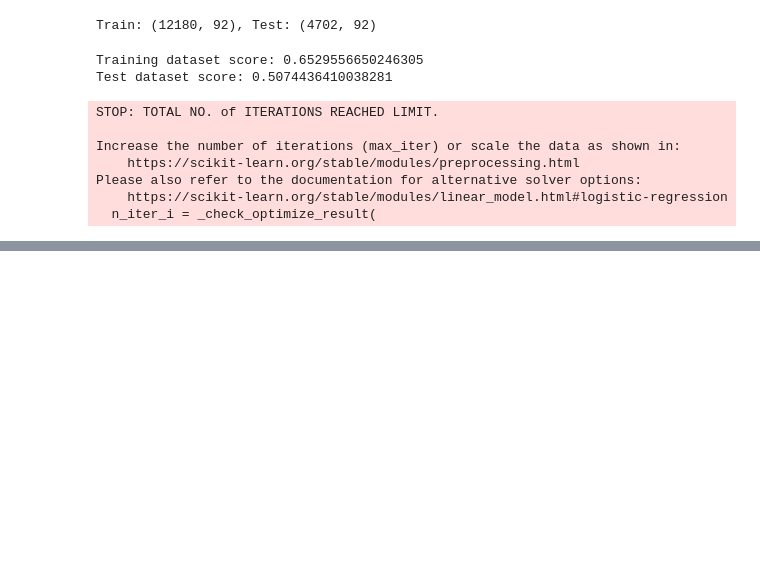
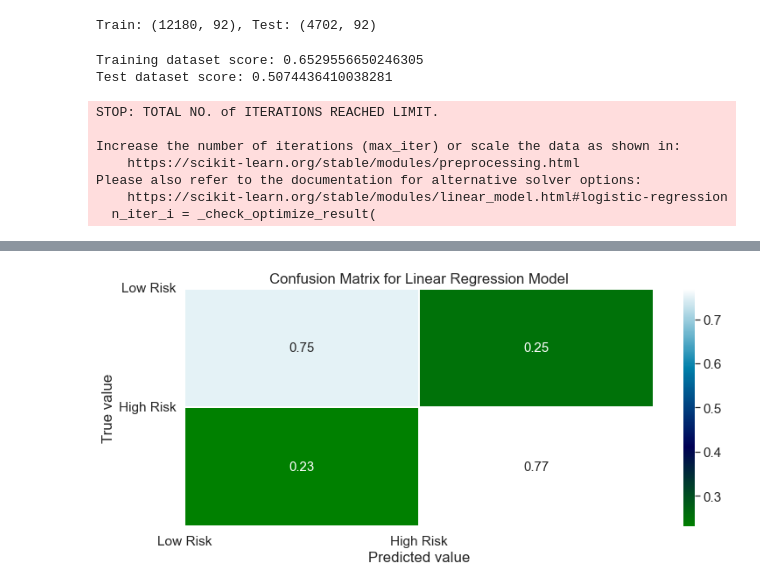
Before and after one commit to JKSmirny/Supervised-Machine-Learning, a Jupyter notebook: Credit_Risk_Evaluator-final.ipynb, the cells around one changed output, grey strips where cells are left out. Cells and saved outputs as stored; diff of their text form; code cells hidden in the pictures; blank space fills up the shorter version.

```diff
--- a/Credit_Risk_Evaluator-final.ipynb
+++ b/Credit_Risk_Evaluator-final.ipynb
@@ -136,6 +130,7 @@ X_train_scaled=scaler.transform(X_train)
 X_test_scaled=scaler.transform(X_test)
 # %%
 # Train the Logistic Regression model on the scaled data and print the model score
-clr = LogisticRegression().fit(X_train_scaled, y_train)
-print(f'Testing Score: {lr.score(X_test_scaled, y_test)}')
+lrx = LogisticRegression().fit(X_train_scaled, ynum_train)
+print(f'Training Score: {lrx.score(X_train_scaled, ynum_train)}')
+print(f'Testing Score: {lrx.score(X_test_scaled, ynum_test)}')
 # %% [output]
@@ -147,3 +143,10 @@ Increase the number of iterations (max_iter) or scale the data as shown in:
 Please also refer to the documentation for alternative solver options:
     https://scikit-learn.org/stable/modules/linear_model.html#logistic-regression
   n_iter_i = _check_optimize_result(
+# %%
+# # Create a confusion matrix for LinearRegression
+from sklearn.metrics import confusion_matrix, classification_report
+ynum_true = ynum_test
+y_pred = lrx.predict(X_test_scaled)
+cf_matrix = confusion_matrix(ynum_true,y_pred)
+print(cf_matrix)
@@ -228,0 +218,25 @@ plt.show()
+# %%
+import seaborn
+from seaborn import heatmap as CM
+
+# Reshape confusion matrix data
+cf_matrix = cf_matrix.astype('float')/cf_matrix.sum(axis=1)[:, np.newaxis]
+
+plt.figure(figsize=(12,5))
+sns.set(font_scale=1.4)
+sns.heatmap(cf_matrix,annot=True, annot_kws={'size':15},
+           cmap=plt.cm.ocean, linewidths=0.1)
+
+# Add Labels to the plot
+target=['Low Risk', 'High Risk']
+tick_marks =np.arange(len(target))
+plt.xticks(tick_marks, target, rotation=0)
+plt.yticks(tick_marks, target, rotation=0)
+plt.xlabel('Predicted value')
+plt.ylabel('True value')
+plt.title('Confusion Matrix for Linear Regression Model')
+plt.show()
+
+plt.show()
+# %% [output]
+[figure, added]
```
Also changed, not shown: parts of 13 cells of this notebook.
